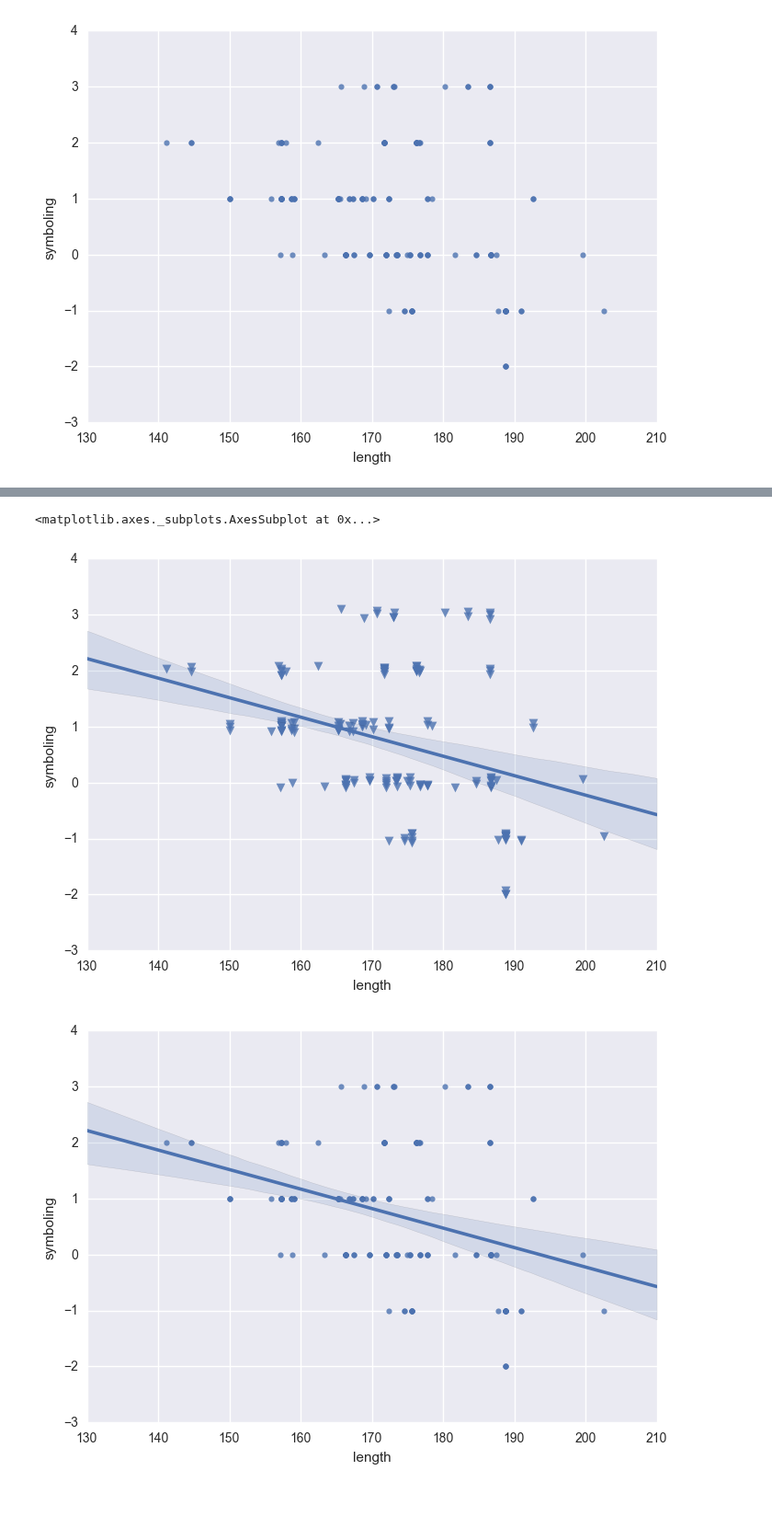
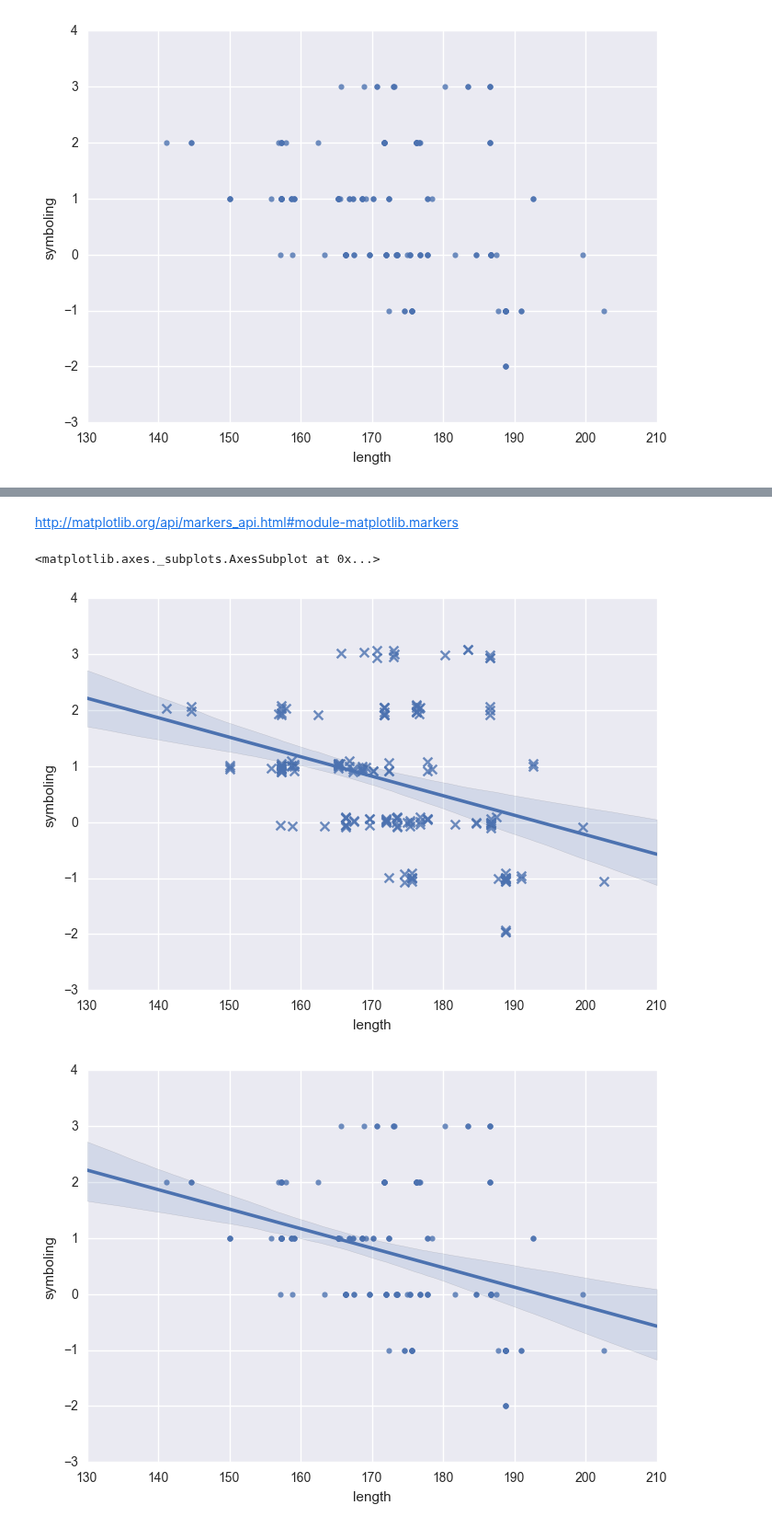
Before and after one commit to woosa7/PythonDataAnalytics, a Jupyter notebook: KMU/Lec04_LinearModel.ipynb, the cells around one changed output, grey strips where cells are left out. Shown at 92% size. Saved outputs shown, nothing was run; the diff lists cells and outputs as text; code cells hidden in the pictures; blank space fills up the shorter version.

```diff
--- a/KMU/Lec04_LinearModel.ipynb
+++ b/KMU/Lec04_LinearModel.ipynb
@@ -63,6 +76,7 @@ sb.regplot('length', 'symboling', data=cars, y_jitter=0.1, ci=None,
+# %% [markdown]
+http://matplotlib.org/api/markers_api.html#module-matplotlib.markers
 # %%
-# 점 모양과 크기
-sb.regplot('length', 'symboling', data=cars, y_jitter=0.1, marker='v', scatter_kws={'s': 50})
+sb.regplot('length', 'symboling', data=cars, y_jitter=0.1, marker='x', scatter_kws={'s': 50})
 # %% [output]
 <matplotlib.axes._subplots.AxesSubplot at 0x...>
-[figure, old version]
+[figure, new version]
```
Also changed, not shown: parts of 31 cells of this notebook, 9 other files.
